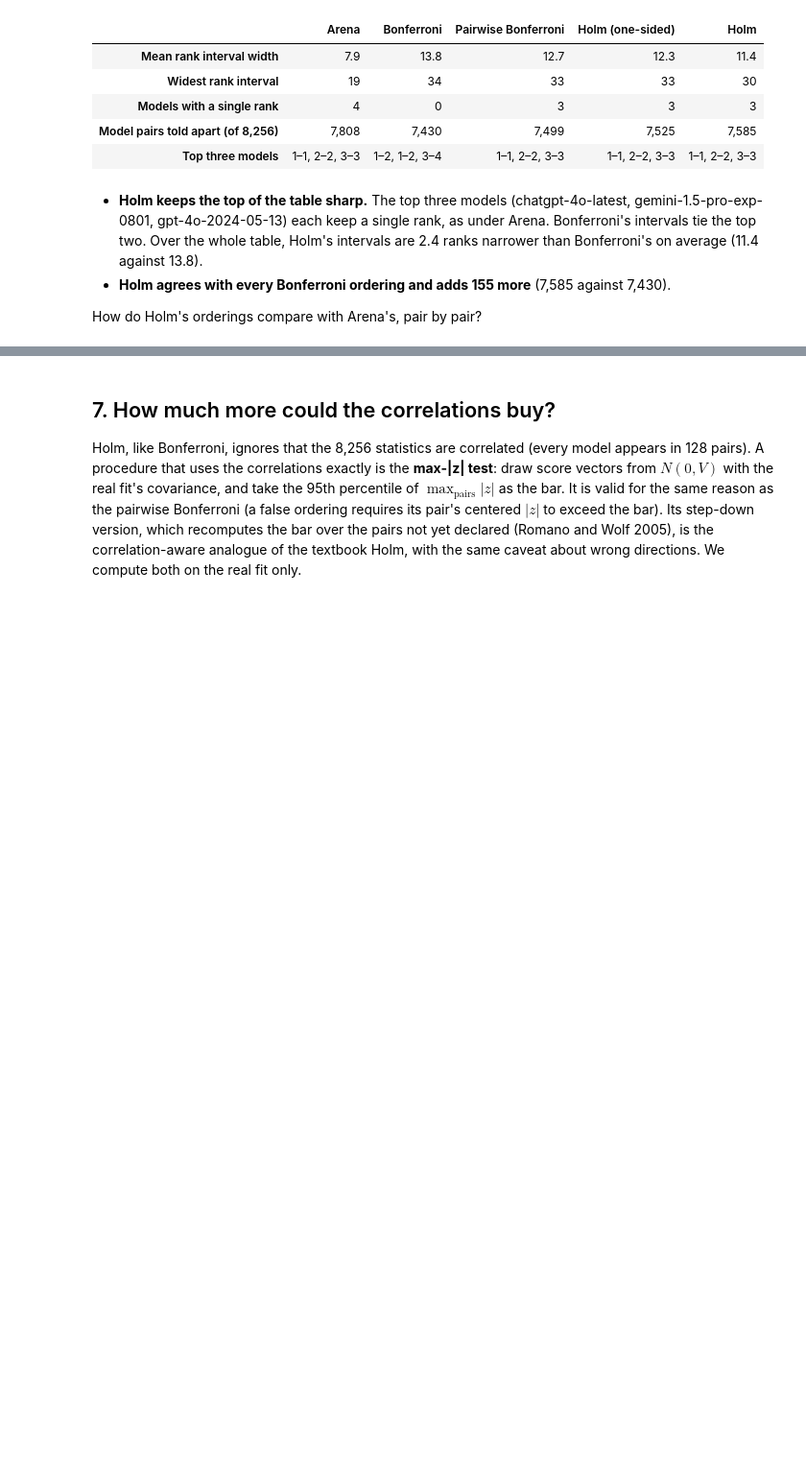
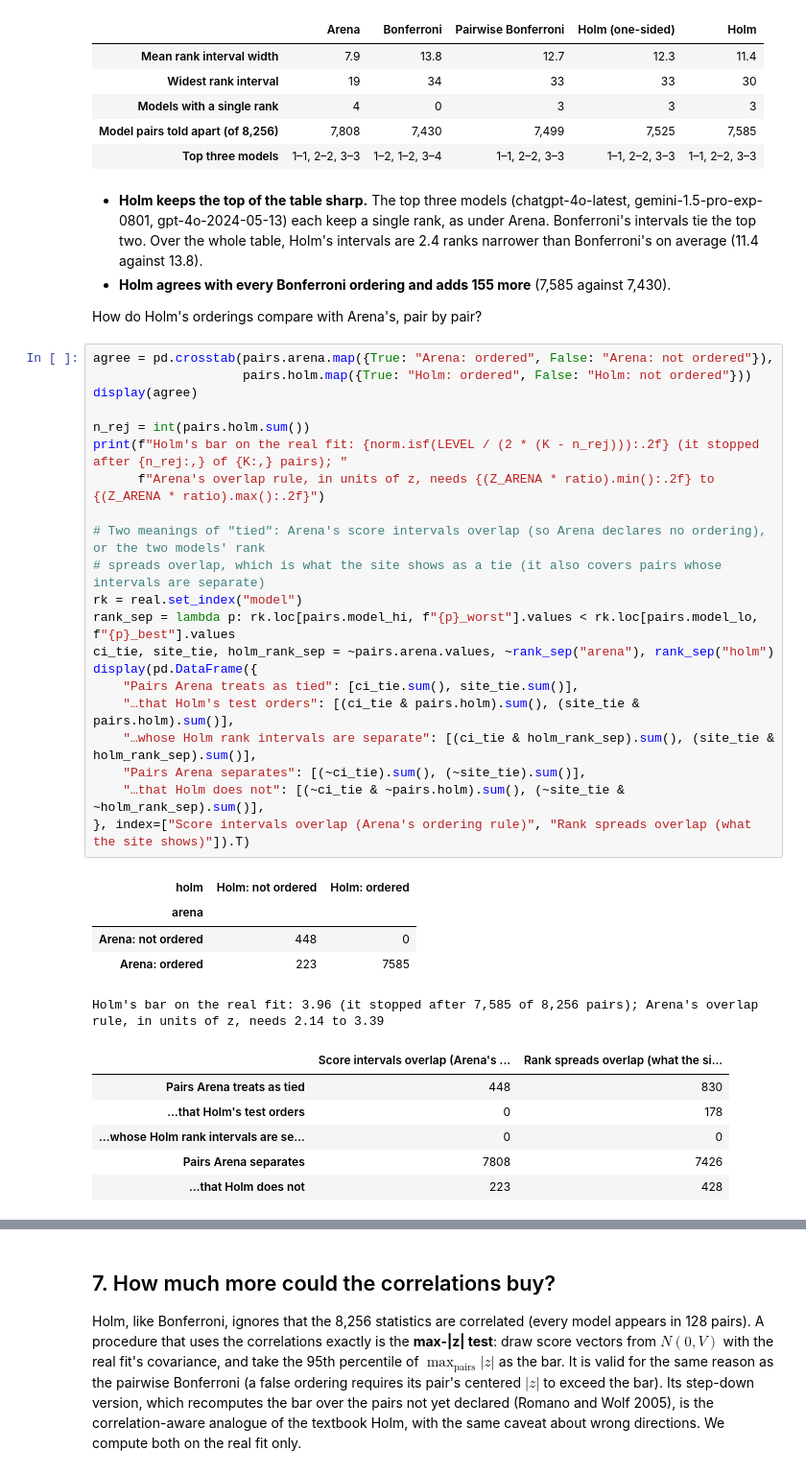
Before and after one commit to chenxige0509/stat236-arena-uncertainty, a Jupyter notebook: notebook/q2_holm.ipynb, the cells around one changed output, grey strips where cells are left out. Shown at 96% size. Saved outputs shown, nothing was run; the diff lists cells and outputs as text; blank space fills up the shorter version.

```diff
--- a/notebook/q2_holm.ipynb
+++ b/notebook/q2_holm.ipynb
@@ -316,4 +326,37 @@ pd.DataFrame({
 - **Holm agrees with every Bonferroni ordering and adds 155 more** (7,585 against 7,430).
 
 How do Holm's orderings compare with Arena's, pair by pair?
+# %%
+agree = pd.crosstab(pairs.arena.map({True: "Arena: ordered", False: "Arena: not ordered"}),
+                    pairs.holm.map({True: "Holm: ordered", False: "Holm: not ordered"}))
+display(agree)
+
+n_rej = int(pairs.holm.sum())
+print(f"Holm's bar on the real fit: {norm.isf(LEVEL / (2 * (K - n_rej))):.2f} (it stopped after {n_rej:,} of {K:,} pairs); "
+      f"Arena's overlap rule, in units of z, needs {(Z_ARENA * ratio).min():.2f} to {(Z_ARENA * ratio).max():.2f}")
+
+# Two meanings of "tied": Arena's score intervals overlap (so Arena declares no ordering), or the two models' rank
+# spreads overlap, which is what the site shows as a tie (it also covers pairs whose intervals are separate)
+rk = real.set_index("model")
+rank_sep = lambda p: rk.loc[pairs.model_hi, f"{p}_worst"].values < rk.loc[pairs.model_lo, f"{p}_best"].values
+ci_tie, site_tie, holm_rank_sep = ~pairs.arena.values, ~rank_sep("arena"), rank_sep("holm")
+display(pd.DataFrame({
+    "Pairs Arena treats as tied": [ci_tie.sum(), site_tie.sum()],
+    "…that Holm's test orders": [(ci_tie & pairs.holm).sum(), (site_tie & pairs.holm).sum()],
+    "…whose Holm rank intervals are separate": [(ci_tie & holm_rank_sep).sum(), (site_tie & holm_rank_sep).sum()],
+    "Pairs Arena separates": [(~ci_tie).sum(), (~site_tie).sum()],
+    "…that Holm does not": [(~ci_tie & ~pairs.holm).sum(), (~site_tie & ~holm_rank_sep).sum()],
+}, index=["Score intervals overlap (Arena's ordering rule)", "Rank spreads overlap (what the site shows)"]).T)
+# %% [output]
+| holm | Holm: not ordered | Holm: ordered |
+| arena |  |  |
+| Arena: not ordered | 448 | 0 |
+| Arena: ordered | 223 | 7585 |
+Holm's bar on the real fit: 3.96 (it stopped after 7,585 of 8,256 pairs); Arena's overlap rule, in units of z, needs 2.14 to 3.39
+|  | Score intervals overlap (Arena's ... | Rank spreads overlap (what the si... |
+| Pairs Arena treats as tied | 448 | 830 |
+| …that Holm's test orders | 0 | 178 |
+| …whose Holm rank intervals are se... | 0 | 0 |
+| Pairs Arena separates | 7808 | 7426 |
+| …that Holm does not | 223 | 428 |
 # %%
```
Also changed, not shown: parts of 14 cells of this notebook, 14 other files.
